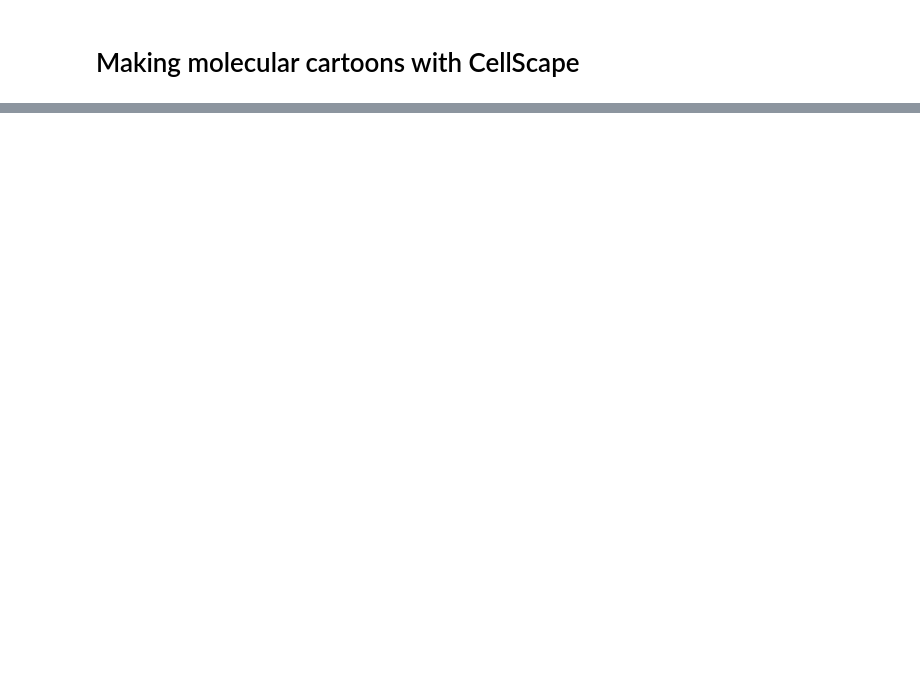
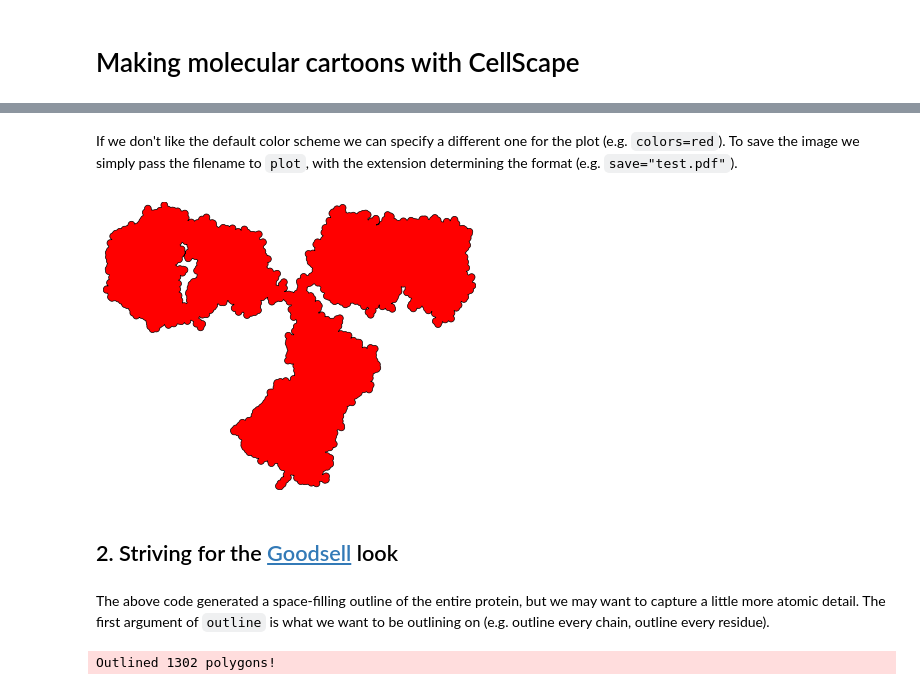
Before and after one commit to jordisr/cellscape, a Jupyter notebook: examples/cartoon.ipynb, the cells around one changed output, grey strips where cells are left out. Cells and saved outputs as stored; diff of their text form; code cells hidden in the pictures; blank space fills up the shorter version.

```diff
--- a/examples/cartoon.ipynb
+++ b/examples/cartoon.ipynb
@@ -134,0 +46,14 @@ ig.export("example_object")
+# %% [markdown]
+If we don't like the default color scheme we can specify a different one for the plot (e.g. `colors=red`). To save the image we simply pass the filename to `plot`, with the extension determining the format (e.g. `save="test.pdf"`).
+# %%
+protein.plot(colors='red', save="test.pdf")
+# %% [output]
+[figure, added]
+# %% [markdown]
+## 2. Striving for the [Goodsell](https://ccsb.scripps.edu/goodsell/) look
+# %% [markdown]
+The above code generated a space-filling outline of the entire protein, but we may want to capture a little more atomic detail. The first argument of `outline` is what we want to be outlining on (e.g. outline every chain, outline every residue).
+# %%
+protein.outline("residue")
+# %% [output]
+Outlined 1302 polygons!
```
Also changed, not shown: parts of 75 cells of this notebook, 2 other files.
